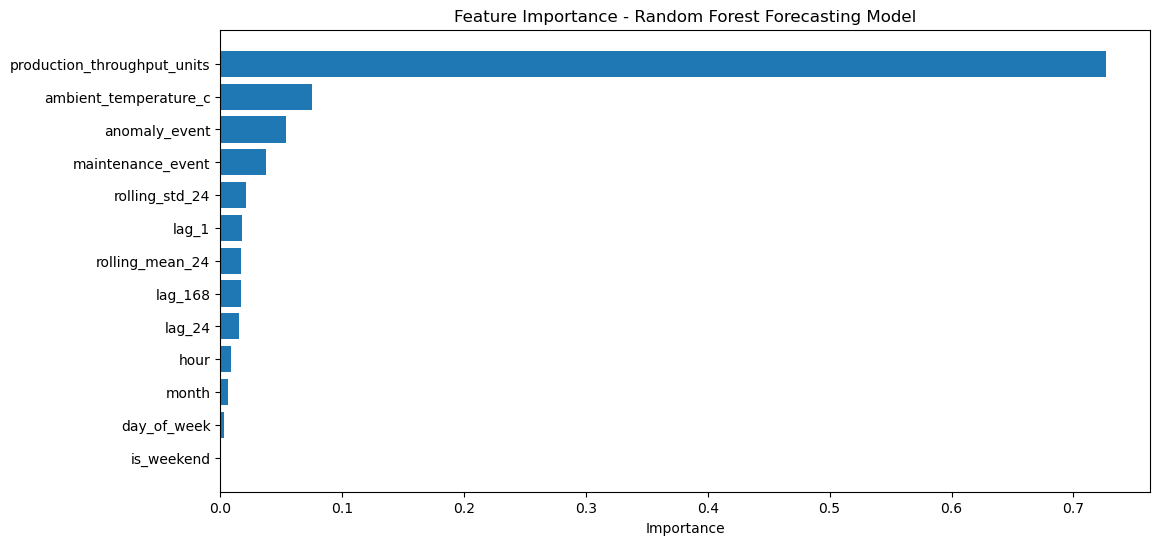
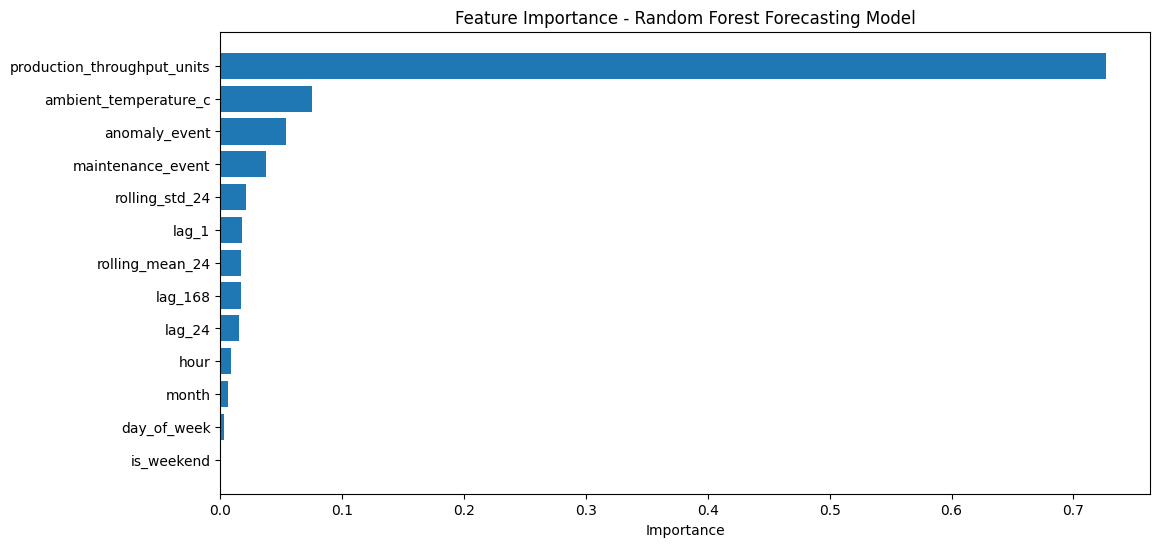
The notebook cell's code change between the first figure and the second:
--- before
+++ after
@@ -10,4 +10,8 @@
 plt.title("Feature Importance - Random Forest Forecasting Model")
 plt.xlabel("Importance")
-
+plt.savefig(
+    "../reports/screenshots/feature_importance.png",
+    bbox_inches="tight",
+    dpi=300
+)
 plt.show()

Commit: Add enterprise-grade forecasting platform upgrade